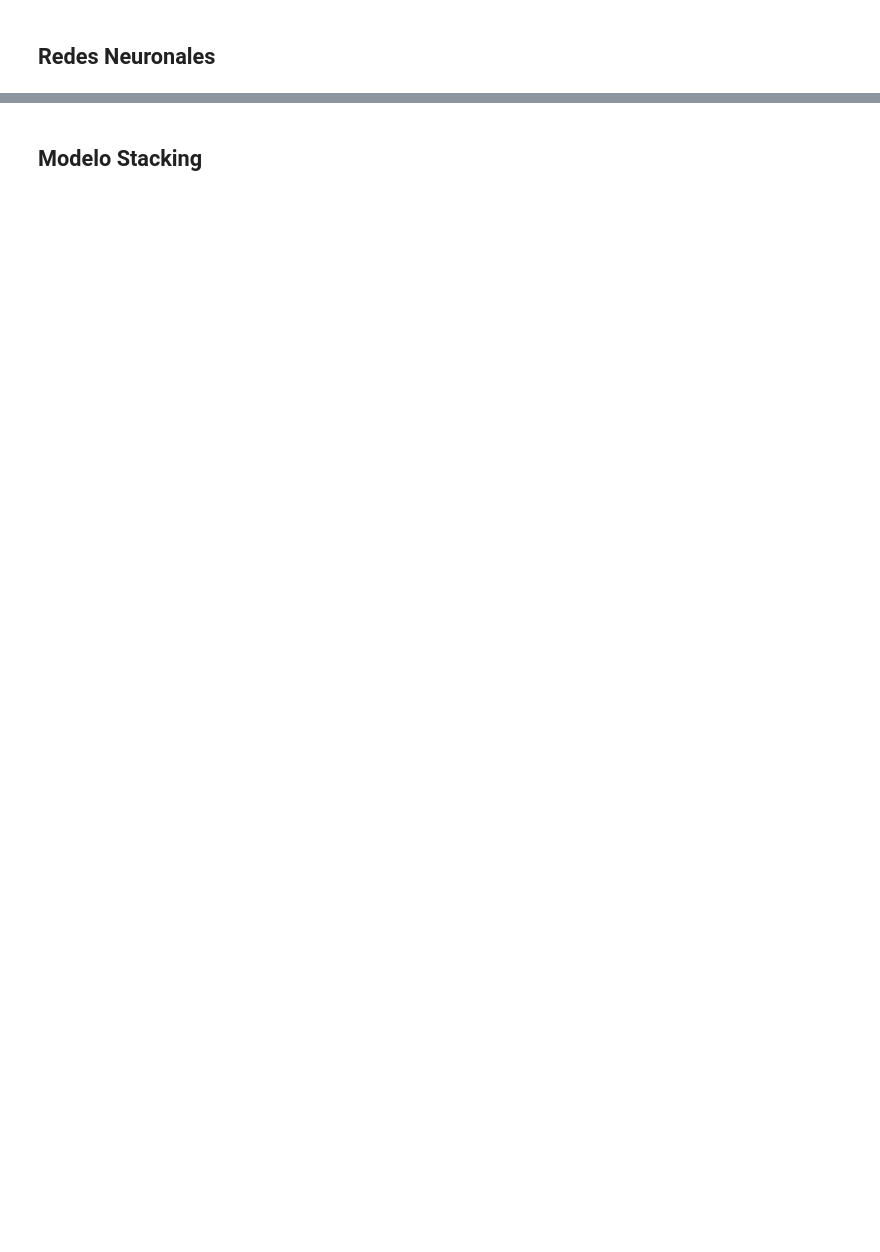
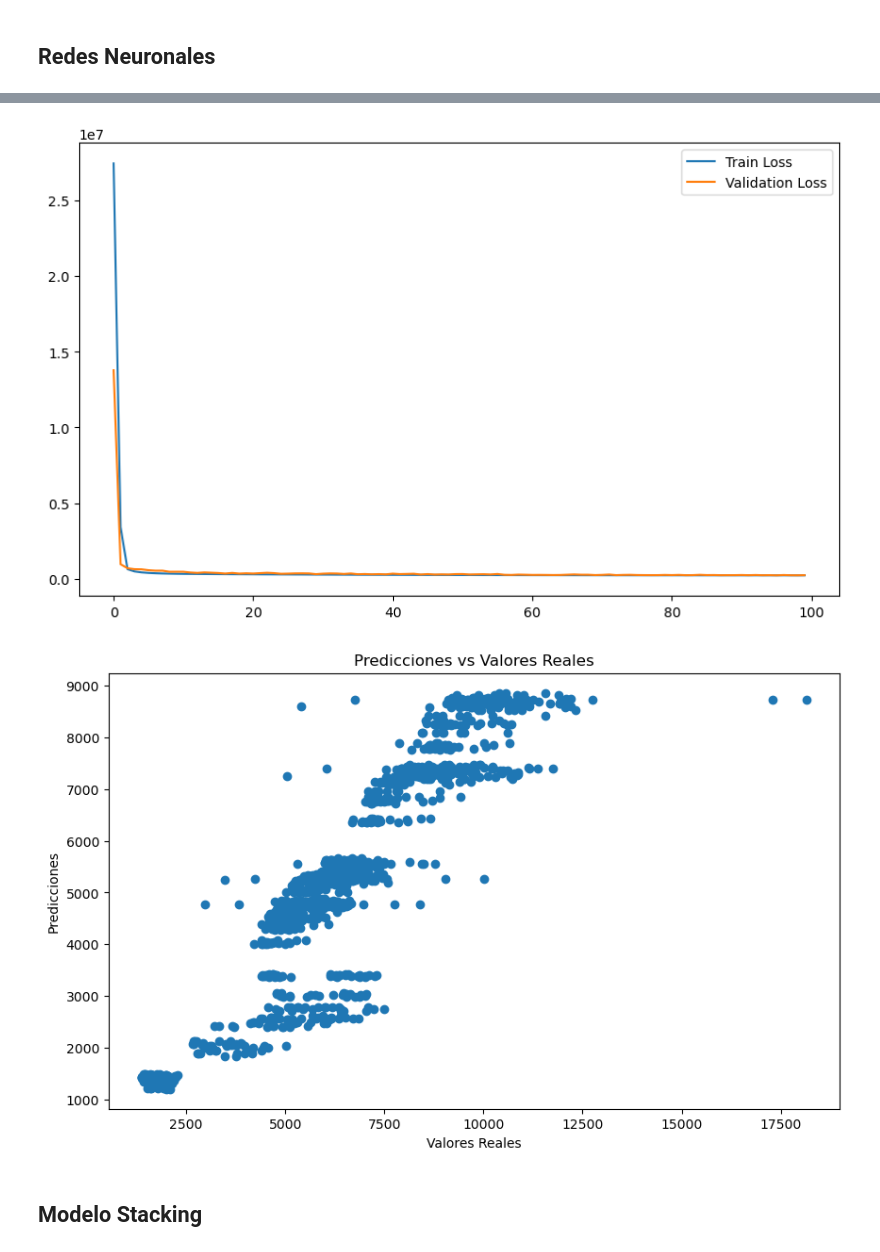
Before and after one commit to Manuel-Pol/Rohlik-orders-challenge, a Jupyter notebook: visus.ipynb, the cells around one changed output, grey strips where cells are left out. Drawn from its saved outputs; the diff is of its cells as text; code cells hidden in the pictures; blank space fills up the shorter version.

```diff
--- a/visus.ipynb
+++ b/visus.ipynb
@@ -657,20 +678,20 @@ memory usage: 1.3 MB
 # %%
 warehouses_validation = df_final_validation.warehouse
 # %%
-#Features relacionadas con la user activity
+# #Features relacionadas con la user activity
 df_final_validation["mean_user_activity_1"] = df_final_validation.warehouse.apply(lambda x: means_ua1.get(x, PROMEDIO_UA1))
-df_final_validation["mean_user_activity_2"] = df_final_validation.warehouse.apply(lambda x: means_ua2.get(x, PROMEDIO_UA2))
-df_final_validation["max_user_activity_1"] = df_final_validation.warehouse.apply(lambda x: max_ua1.get(x, PROMEDIO_UA1))
-df_final_validation["max_user_activity_2"] = df_final_validation.warehouse.apply(lambda x: max_ua2.get(x, PROMEDIO_UA2))
-df_final_validation["min_user_activity_1"] = df_final_validation.warehouse.apply(lambda x: min_ua1.get(x, PROMEDIO_UA1))
-df_final_validation["min_user_activity_2"] = df_final_validation.warehouse.apply(lambda x: min_ua2.get(x, PROMEDIO_UA2))
-df_final_validation["product_ua"] = df_final_validation["mean_user_activity_1"] * df_final_validation["mean_user_activity_2"]
+# df_final_validation["mean_user_activity_2"] = df_final_validation.warehouse.apply(lambda x: means_ua2.get(x, PROMEDIO_UA2))
+# df_final_validation["max_user_activity_1"] = df_final_validation.warehouse.apply(lambda x: max_ua1.get(x, PROMEDIO_UA1))
+# df_final_validation["max_user_activity_2"] = df_final_validation.warehouse.apply(lambda x: max_ua2.get(x, PROMEDIO_UA2))
+# df_final_validation["min_user_activity_1"] = df_final_validation.warehouse.apply(lambda x: min_ua1.get(x, PROMEDIO_UA1))
+# df_final_validation["min_user_activity_2"] = df_final_validation.warehouse.apply(lambda x: min_ua2.get(x, PROMEDIO_UA2))
+# df_final_validation["product_ua"] = df_final_validation["mean_user_activity_1"] * df_final_validation["mean_user_activity_2"]
 
 
-#Mean encoding
-df_final_validation["mean_orders_per_warehouse"] = df_final_validation.warehouse.apply(lambda x: means_orders_per_warehouse.get(x, PROMEDIO_OPW))
-df_final_validation['year_month_warehouse'] = df_final_validation['date'].dt.month.astype(str) + '_' + df_final_validation['warehouse']
-df_final_validation["means_year_month_warehouse"] = df_final_validation.year_month_warehouse.apply(lambda x: means_y_m_w.get(x, PROMEDIO_YMW))
+# #Mean encoding
+# df_final_validation["mean_orders_per_warehouse"] = df_final_validation.warehouse.apply(lambda x: means_orders_per_warehouse.get(x, PROMEDIO_OPW))
+# df_final_validation['year_month_warehouse'] = df_final_validation['date'].dt.month.astype(str) + '_' + df_final_validation['warehouse']
+# df_final_validation["means_year_month_warehouse"] = df_final_validation.year_month_warehouse.apply(lambda x: means_y_m_w.get(x, PROMEDIO_YMW))
 
 city_to_country = {
     'Munich_1': 'Germany',
@@ -712,7 +733,7 @@ df_final_validation = pd.concat([df_final_validation, pd.get_dummies(df_final_va
 df_final_validation['group']=(df_final_validation['year']-2020)*48+df_final_validation['month']*4+df_final_validation['day']//7
 
 #drops
-df_final_validation = df_final_validation.drop(['date', 'year', 'month', 'week', 'day', 'day_of_week', 'month_name', 'season', 'holiday_name', 'year_month_warehouse', 'user_activity_1', 'user_activity_2'], axis = 1)
+df_final_validation = df_final_validation.drop(['date', 'year', 'month', 'week', 'day', 'day_of_week', 'month_name', 'season', 'holiday_name', 'user_activity_1', 'user_activity_2'], axis = 1)
 df_final_validation = df_final_validation.reset_index().drop(["index"], axis = 1)
 
 df_final_validation.info()
@@ -844,7 +909,7 @@ param_grid = {
 }
 # %%
 # Configurar GridSearchCV
-#grid_search = GridSearchCV(estimator=xgb_reg, param_grid=param_grid, scoring='neg_mean_squared_error', cv=3, verbose=1, n_jobs=-1)
+grid_search = GridSearchCV(estimator=xgb_reg, param_grid=param_grid, scoring='neg_mean_squared_error', cv=3, verbose=1, n_jobs=-1)
 # %%
 # Ejecutar la búsqueda de hiperparámetros
-#grid_search.fit(df_final_train, df_final_train_label)
+grid_search.fit(df_final_train, df_final_train_label)
@@ -851,17 +935,12 @@ param_grid = {
 # %%
 # Obtener los mejores parámetros
-#best_params = grid_search.best_params_
-#print(f'Mejor combinación de hiperparámetros: {best_params}')
+best_params = grid_search.best_params_
+print(f'Mejor combinación de hiperparámetros: {best_params}')
 
 # Entrenar el modelo con los mejores parámetros
-#best_model = grid_search.best_estimator_
+best_model = grid_search.best_estimator_
 
-best_model = xgb.XGBRegressor(
-    colsample_bytree=0.6,
-    learning_rate=0.7,
-    max_depth=2,
-    n_estimators=200
-)
+
 
 best_model.fit(df_final_train, df_final_train_label)
 # Hacer predicciones en el conjunto de prueba
@@ -892,7 +1026,7 @@ model_nn.add(Dense(32, activation='relu'))
 model_nn.add(Dense(1))
 
 # Compilar el modelo
-model_nn.compile(loss='mean_squared_error', optimizer='adam')
+model_nn.compile(loss='mean_absolute_percentage_error', optimizer='adam')
 
 # Entrenar el modelo
 history = model_nn.fit(df_train_scaled, df_final_train_label, epochs=100, batch_size=10, verbose=2, validation_split=0.2)
@@ -922,3 +1056,4 @@ plt.xlabel('Valores Reales')
 plt.ylabel('Predicciones')
 plt.title('Predicciones vs Valores Reales')
 plt.show()
+# %% [output]
@@ -925,3 +1077,5 @@ plt.show()
+[figure, added]
+[figure, added]
 # %% [markdown]
 ## Modelo Stacking
 # %%
```
Also changed, not shown: parts of 41 cells of this notebook, 2 other files.
